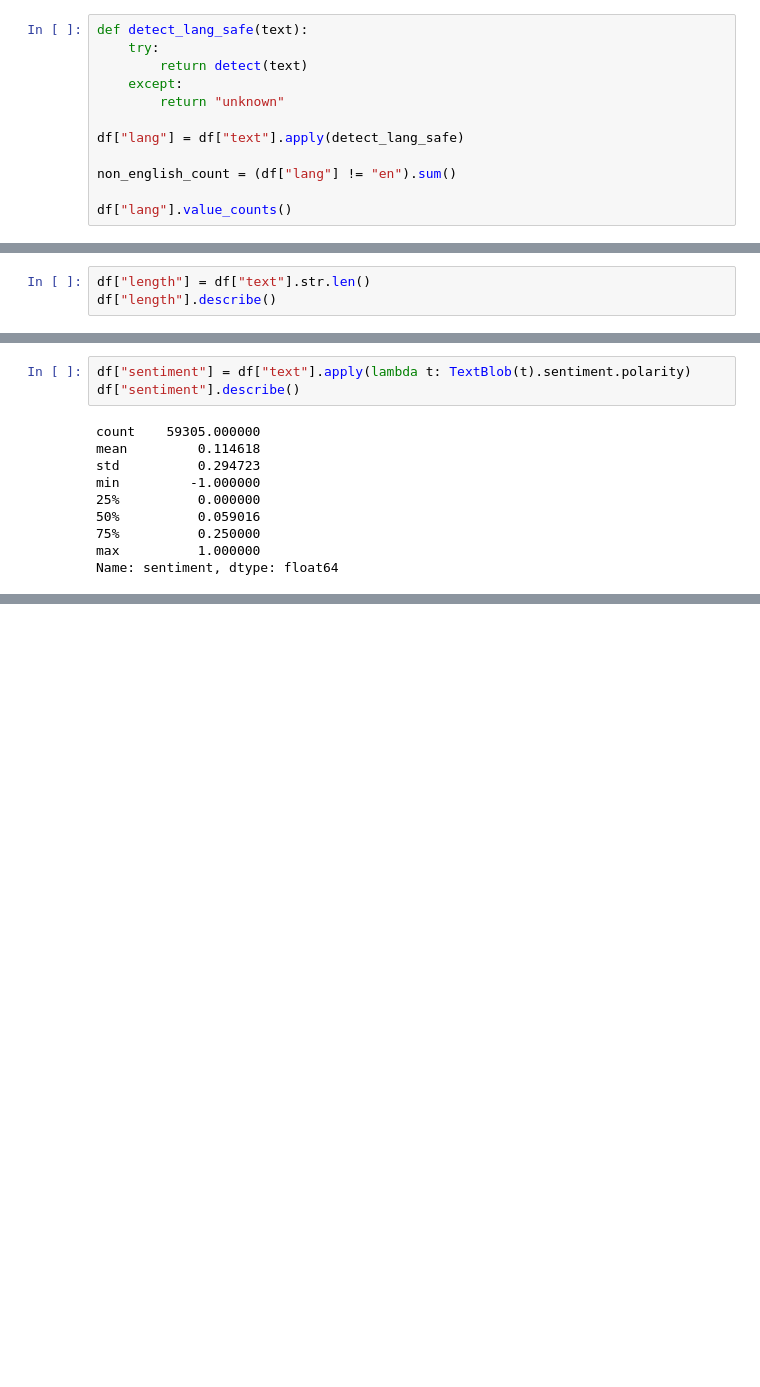
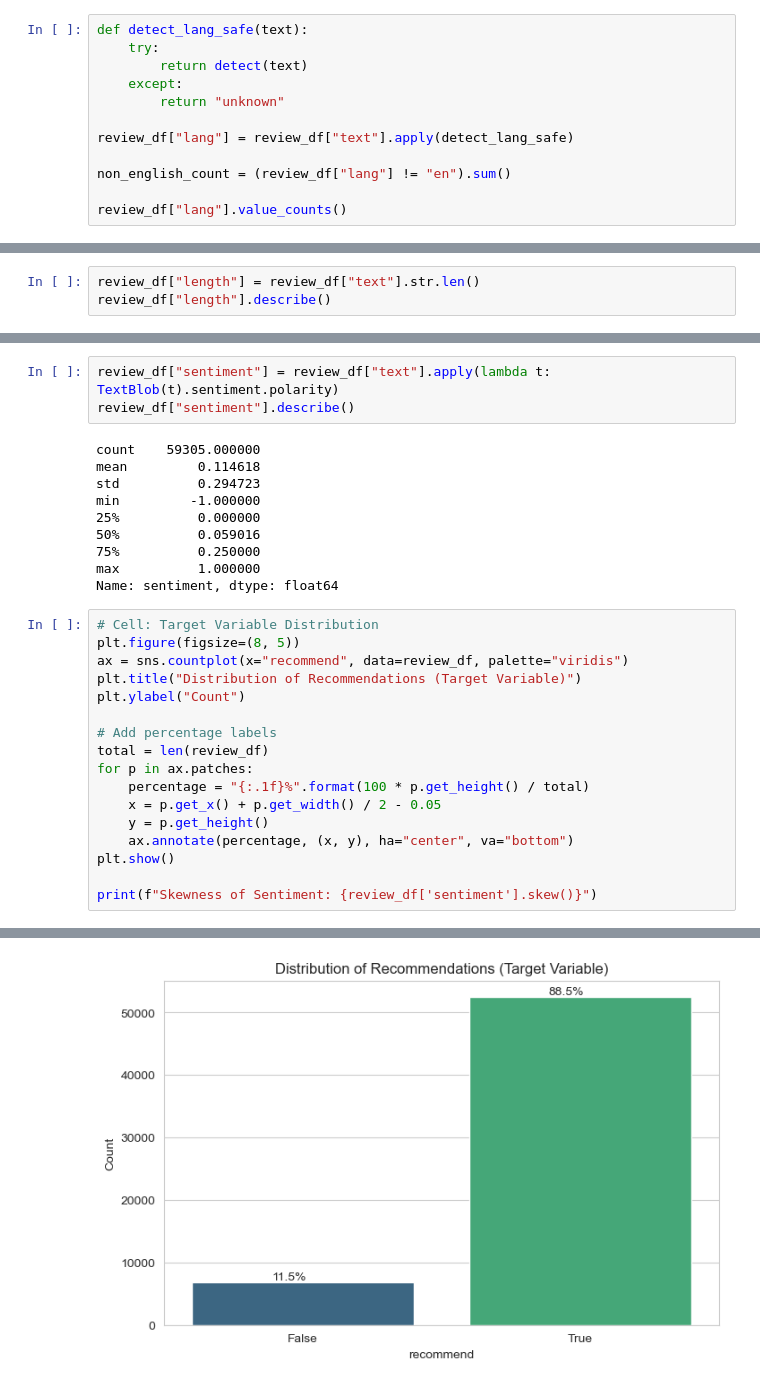
Before and after one commit to TimKraemer1/CSE258-Assignment2, a Jupyter notebook: exploratory_data_analysis.ipynb, the cells around one changed output, grey strips where cells are left out. Saved outputs shown, nothing was run; the diff lists cells and outputs as text; blank space fills up the shorter version.

```diff
--- a/exploratory_data_analysis.ipynb
+++ b/exploratory_data_analysis.ipynb
@@ -61,10 +66,10 @@ def detect_lang_safe(text):
     except:
         return "unknown"
 
-df["lang"] = df["text"].apply(detect_lang_safe)
+review_df["lang"] = review_df["text"].apply(detect_lang_safe)
 
-non_english_count = (df["lang"] != "en").sum()
+non_english_count = (review_df["lang"] != "en").sum()
 
-df["lang"].value_counts()
+review_df["lang"].value_counts()
 # %% [output]
 lang
@@ -99,8 +104,8 @@ Number of reviews: 59305
 Number of games: 3682
 Recommend rate: 0.8847989208329821
 # %%
-df["length"] = df["text"].str.len()
-df["length"].describe()
+review_df["length"] = review_df["text"].str.len()
+review_df["length"].describe()
 # %% [output]
 count    59305.00000
 mean       215.66620
@@ -112,8 +117,8 @@ min          0.00000
 max       8000.00000
 Name: length, dtype: float64
 # %%
-df["sentiment"] = df["text"].apply(lambda t: TextBlob(t).sentiment.polarity)
-df["sentiment"].describe()
+review_df["sentiment"] = review_df["text"].apply(lambda t: TextBlob(t).sentiment.polarity)
+review_df["sentiment"].describe()
 # %% [output]
 count    59305.000000
 mean         0.114618
@@ -124,3 +129,21 @@ min         -1.000000
 75%          0.250000
 max          1.000000
 Name: sentiment, dtype: float64
+# %%
+# Cell: Target Variable Distribution
+plt.figure(figsize=(8, 5))
+ax = sns.countplot(x="recommend", data=review_df, palette="viridis")
+plt.title("Distribution of Recommendations (Target Variable)")
+plt.ylabel("Count")
+
+# Add percentage labels
+total = len(review_df)
+for p in ax.patches:
+    percentage = "{:.1f}%".format(100 * p.get_height() / total)
+    x = p.get_x() + p.get_width() / 2 - 0.05
+    y = p.get_height()
+    ax.annotate(percentage, (x, y), ha="center", va="bottom")
+plt.show()
+
+print(f"Skewness of Sentiment: {review_df['sentiment'].skew()}")
+# %% [output]
@@ -126,0 +153 @@ Name: sentiment, dtype: float64
+[figure, added]
```
Also changed, not shown: parts of 20 cells of this notebook.
